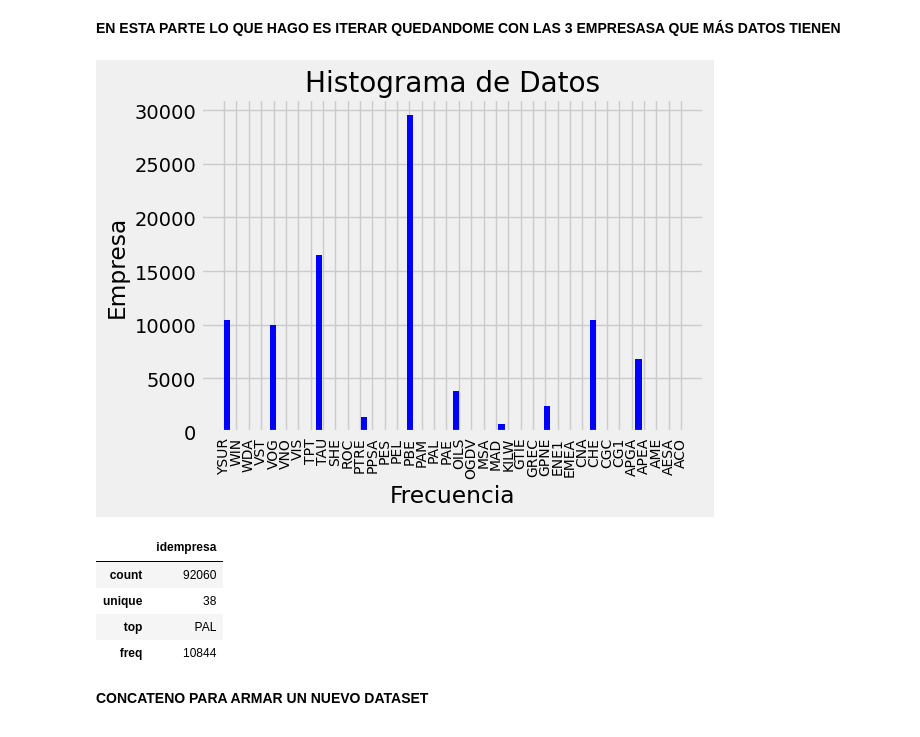
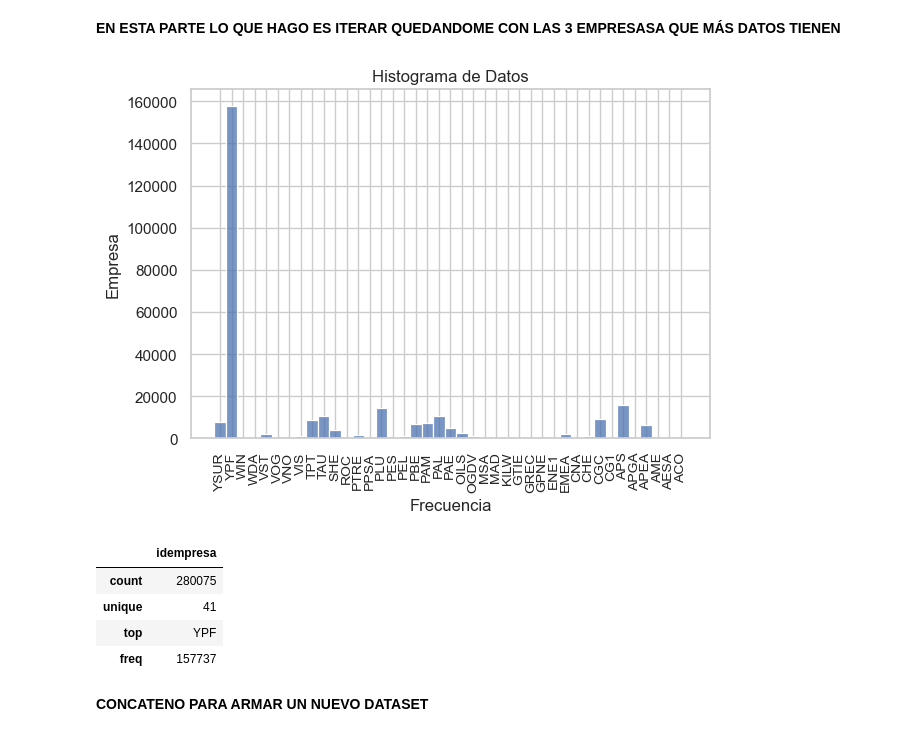
Before and after one commit to FelipeC2T/Pozos_Argentina, a Jupyter notebook: Analisis_Pozos.ipynb, the cells around one changed output. Drawn from its saved outputs; the diff is of its cells as text; code cells hidden in the pictures.

```diff
--- a/Analisis_Pozos.ipynb
+++ b/Analisis_Pozos.ipynb
@@ -153,8 +153,19 @@ df['anio']=df['anio'][(df['anio'] >= umbral_inferior) & (df['anio'] <= umbral_su
 
 #cantidad de datos por anio
 
-ax = plt.hist(df['anio'], width=0.5, color="blue")
-plt.xlabel("Año")
-plt.ylabel("Cantidad de datos")
+
+# Configurar el estilo de Seaborn (opcional)
+sns.set(style="whitegrid")
+
+# Crear un histograma
+sns.histplot(df['anio'], palette='viridis')
+
+# Configurar etiquetas y título
+plt.xlabel('Año')
+plt.ylabel('Frecuencia')
+plt.title('Histograma de Años')
+
+# Mostrar el gráfico
+plt.show()
 # %% [output]
 2009.5
@@ -184,42 +194,45 @@ df_idempresa_sinYPF=df_idempresa.drop(df_idempresa_index)
 #df_idempresa= df_idempresa.drop(df_idempresa_index)
 
 #print(df_idempresa_index)
 
 #df_idempresa_index = df_idempresa.drop(df_idempresa_index)
 
 
 #frecuencia= len(df.idempresa=="YPF")/len(df.id_empresa)
 
 YPF = df.query('idempresa=="YPF" and 2010 <= anio <= 2023')
 APS=df.query('idempresa=="APS" and 2010 <= anio <= 2023')
 PLU=df.query('idempresa=="PLU" and 2010 <= anio <= 2023')
 #print(frecuencia)
 
-#df_idempresa=
 
-ax =plt.hist(df_idempresa_sinYPF, color='blue',width=.5)
+# Configurar el estilo de Seaborn (opcional)
+sns.set(style="whitegrid")
+
+# Crear un histograma con Seaborn y especificar el color
+sns.histplot(df_idempresa["idempresa"])
 
 # Ajustar diseño para evitar superposición de etiquetas
 plt.title('Histograma de Datos')
 plt.xlabel('Frecuencia')
 plt.ylabel('Empresa')
 plt.grid(True)
 plt.xticks(rotation=90, fontsize=10)
 # Ajustar la disposición de las etiquetas
 plt.tight_layout()
 
 # Mostrar el histograma
 plt.show()
 
 
-df_idempresa_sinYPF.describe()
+df_idempresa.describe()
 # %% [output]
-[figure, old version]
+[figure, new version]
 |  | idempresa |
-| count | 92060 |
-| unique | 38 |
-| top | PAL |
-| freq | 10844 |
+| count | 280075 |
+| unique | 41 |
+| top | YPF |
+| freq | 157737 |
 # %% [markdown]
 **CONCATENO PARA ARMAR UN NUEVO DATASET**
 # %%
```
Also changed, not shown: parts of 23 cells of this notebook, 7 other files.
